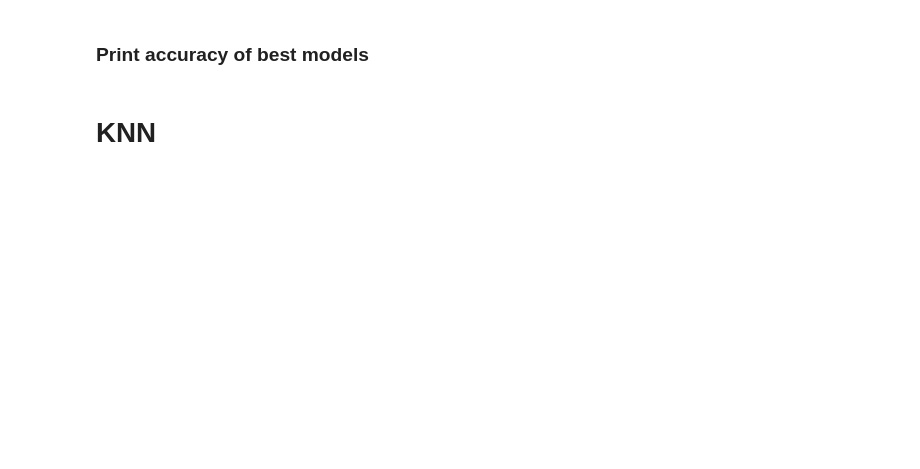
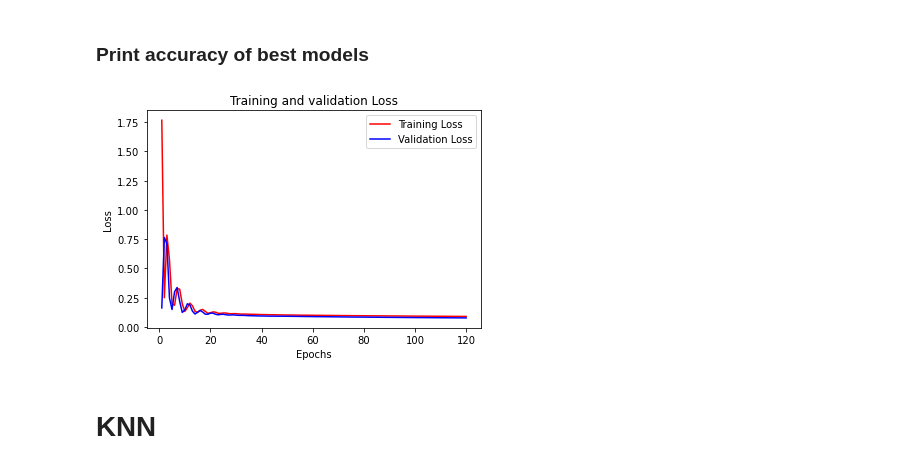
Before and after one commit to OrnelaDanushi/DM-project21, a Jupyter notebook: Task3/Classification.ipynb, the cells around one changed output. Drawn from its saved outputs; the diff is of its cells as text; code cells hidden in the pictures; blank space fills up the shorter version.

Commit message:
best nn result with graph

```diff
--- a/Task3/Classification.ipynb
+++ b/Task3/Classification.ipynb
@@ -467,26 +463,23 @@ Init Kernel
 # %%
-def create_model(n_neurons1, activation1, n_neurons2, activation2, dropout_rate, optimizer, activation_out, loss):
+def create_model(n_neurons1, activation1, n_neurons2, activation2, optimizer, activation_out, loss):
     # create model
     model = Sequential()
-    model.add(Dense(n_neurons1, input_dim=19, activation=activation1))
-    model.add(Dropout(dropout_rate))
-    model.add(Dense(n_neurons2, activation=activation2))
-    model.add(Dropout(dropout_rate))
-    model.add(Dense(1, activation=activation_out))
+    model.add(Dense(n_neurons1, kernel_initializer='uniform', input_dim=19, activation=activation1))
+    model.add(Dense(1,  kernel_initializer='uniform', activation=activation_out))
     # Compile model
-    model.compile(loss=loss, optimizer=optimizer, metrics=["accuracy", "MeanSquaredError"])
+    model.compile(loss=loss, optimizer=optimizer, metrics=["accuracy"])
     return model
 # %%
 grid_param = {
-    "n_neurons1":[9,20],
-    "activation1":["sigmoid","softmax","linea"],
-    "n_neurons2":[5,15],
-    "activation2":["relu","softmax"],
-    "optimizer": ['SGD'],
+    "n_neurons1":[20],
+    "activation1":["relu"],
+    "n_neurons2":[20],
+    "activation2":["softmax"],
+    "optimizer": ['adam'],
 #     "activation_out":["softmax","relu","sigmoid"],
-    "dropout_rate" : [0.2],
-    "activation_out":["softmax"],
-    "loss":["binary_crossentropy", "mean_squared_error"]
+#    "dropout_rate" : [0.2],
+    "activation_out":["linear"],
+    "loss":["mean_squared_error"]
 }
 
 nn = KerasClassifier(build_fn=create_model, epochs=150, batch_size=32)
@@ -607,8 +604,8 @@ print(classification_report(test_label, test_pred_nn, target_names=class_names))
 # %% [markdown]
 ### Accuracy
 # %%
-best_nn=best_model.best_estimator_
-history=best_nn.fit(train_set.values, train_label,
+test=best_model.best_estimator_
+history=test.fit(train_set, train_label,
                     epochs=120,
-                    batch_size=32,
-                    validation_split=0.2)
+                    batch_size=500,
+                    validation_split=0.4)
@@ -630,14 +653,16 @@ plt.show()
 # %%
 loss = history.history['loss']
 val_loss = history.history['val_loss']
 epochs = range(1, len(acc) + 1)
 plt.plot(epochs, loss, 'b', label='Training Loss', c='r')
 plt.plot(epochs, val_loss, 'b', label='Validation Loss', c='b')
-plt.title('Training and validation Acc')
+plt.title('Training and validation Loss')
 plt.xlabel('Epochs')
 plt.ylabel('Loss')
 plt.legend()
 plt.show()
+# %% [output]
+[figure, added]
 # %% [markdown]
 # KNN
 # %%
```
Also changed, not shown: parts of 20 cells of this notebook.
